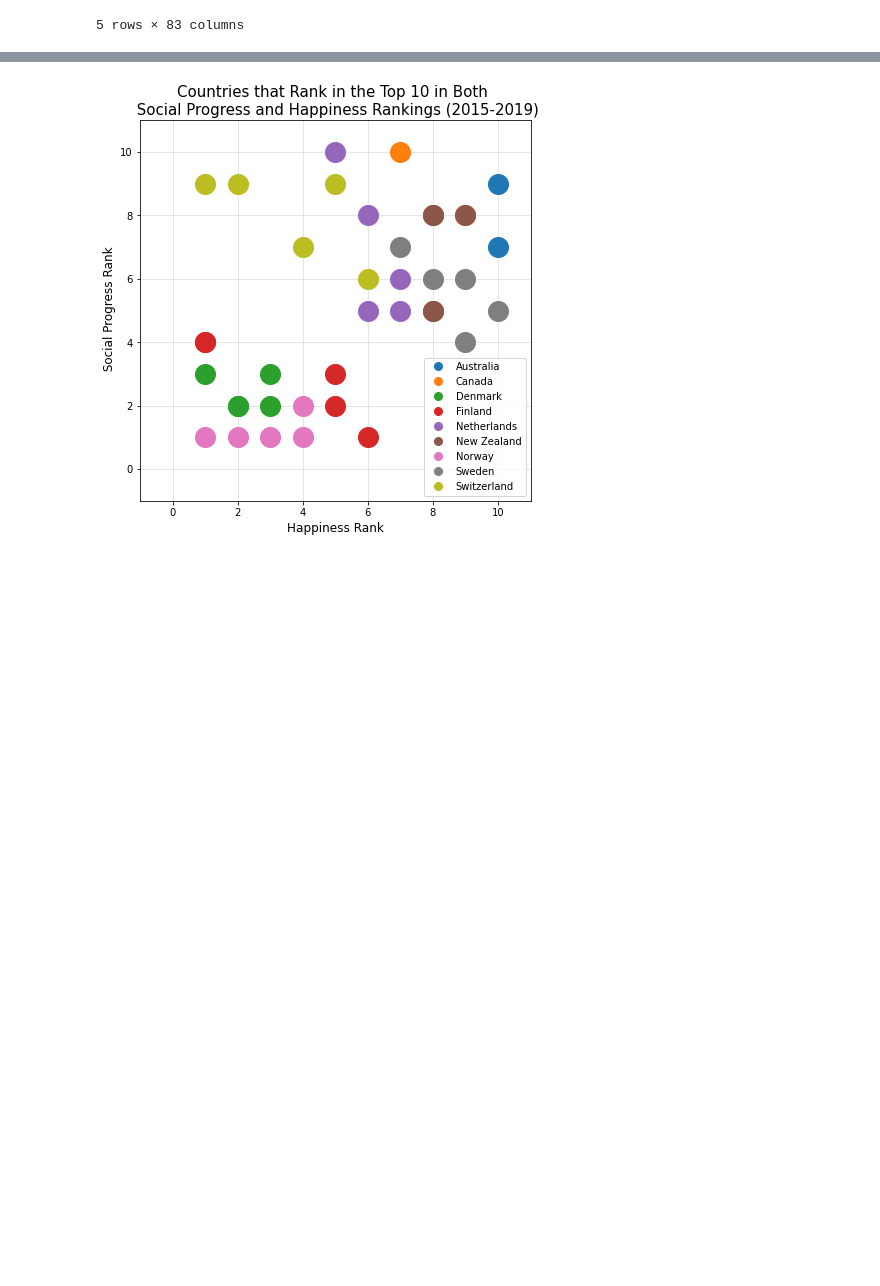
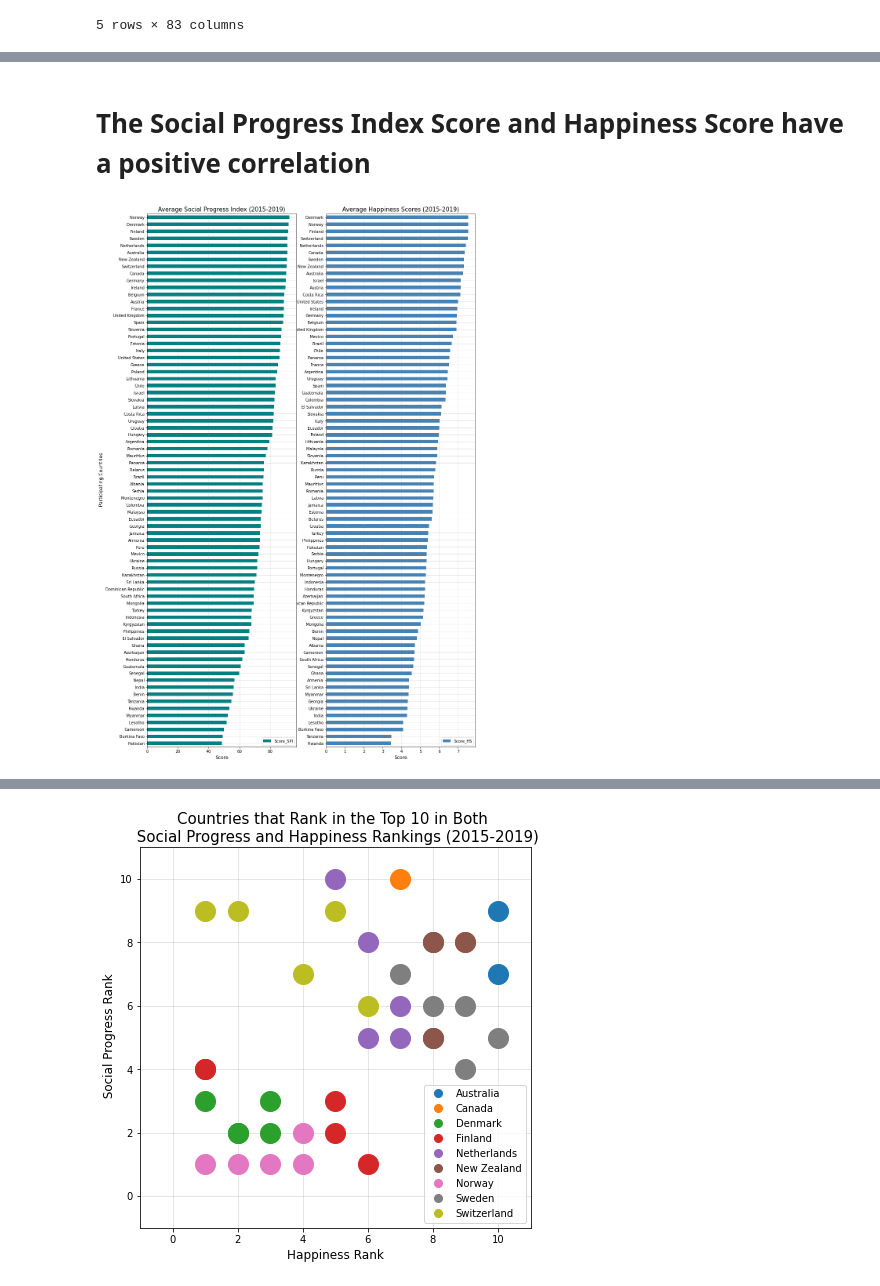
Before and after one commit to chrispope12391/Project-1-, a Jupyter notebook: Project 1_Team5.ipynb, the cells around one changed output, grey strips where cells are left out. Saved outputs shown, nothing was run; the diff lists cells and outputs as text; code cells hidden in the pictures; blank space fills up the shorter version.

```diff
--- a/Project 1_Team5.ipynb
+++ b/Project 1_Team5.ipynb
@@ -49,0 +41,2 @@ warnings.simplefilter("ignore")
+# %% [markdown]
+# The Social Progress Index Score and Happiness Score have a positive correlation
@@ -62,0 +61,32 @@ totals_df.rename(columns={"SPI Rank_SP":"Rank_SPI"}, inplace=True)
+# %%
+#Charting average of each country of countries
+scores_df = totals_df[["Country", "Score_HS", "Score_SPI"]]
+
+#Group by country
+scoresgroup_df = scores_df.groupby("Country")
+scores_all = scoresgroup_df.mean()
+
+#Plot Happiness Score
+HS_df = totals_df.groupby(["Country"])["Score_HS"].mean().reset_index()
+ax = plt.subplot(1,2,2)
+HS_plot = HS_df.sort_values(["Score_HS"], ascending=True).plot(kind="barh", y="Score_HS", x="Country", figsize=(15,25), color="steelblue", ax=ax)
+
+plt.title("Average Happiness Scores (2015-2019)", fontsize=15)
+plt.ylabel(" Participating Countries", fontsize=12)
+plt.xlabel("Score", fontsize=12)
+plt.grid(True, linestyle="-", which="major", color="gray", alpha=0.25)
+
+#Plot Social Progress Index
+SP_df = totals_df.groupby(["Country"])["Score_SPI"].mean().reset_index()
+ax = plt.subplot(1,2,1)
+SP_plot = SP_df.sort_values(["Score_SPI"], ascending=True).plot(kind="barh", y="Score_SPI", x="Country", figsize=(15,25), color="teal", ax=ax)
+
+plt.title("Average Social Progress Index (2015-2019)", fontsize=15)
+plt.ylabel(" Participating Countries", fontsize=12)
+plt.xlabel("Score", fontsize=12)
+plt.grid(True, linestyle="-", which="major", color="gray", alpha=0.25)
+
+#plt.savefig("Data/AverageScores.png")
+plt.show()
+# %% [output]
+[figure, added]
```
Also changed, not shown: parts of 33 cells of this notebook, 4 other files.
